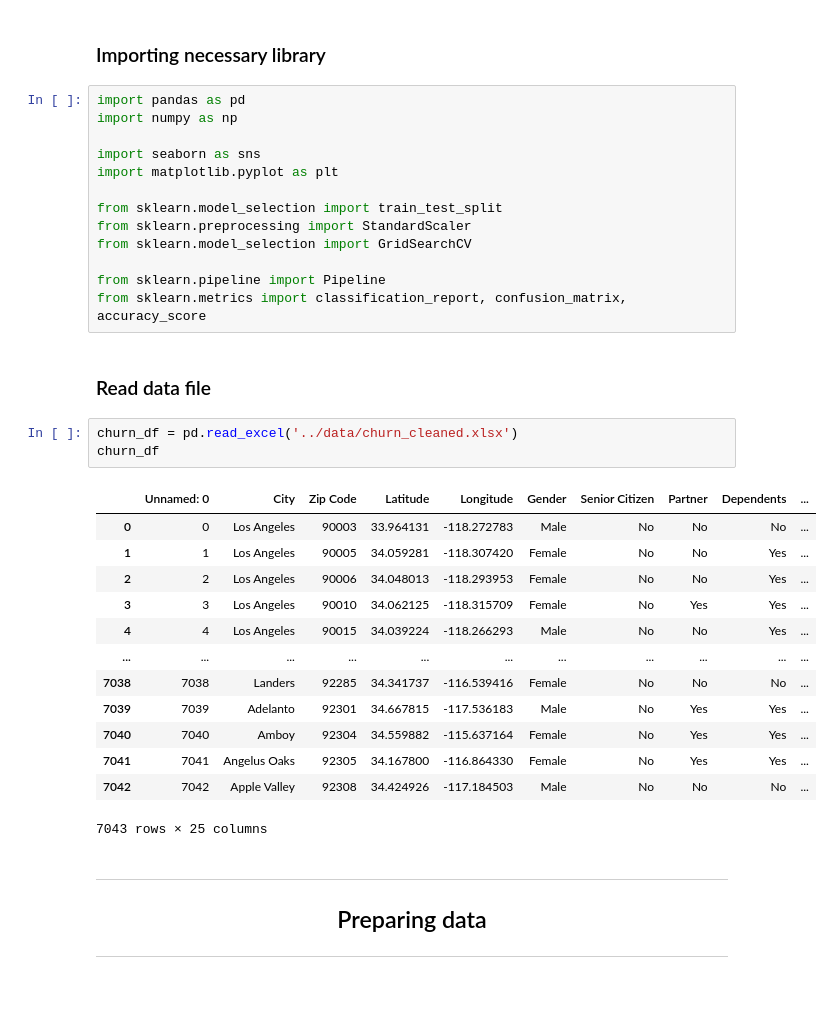
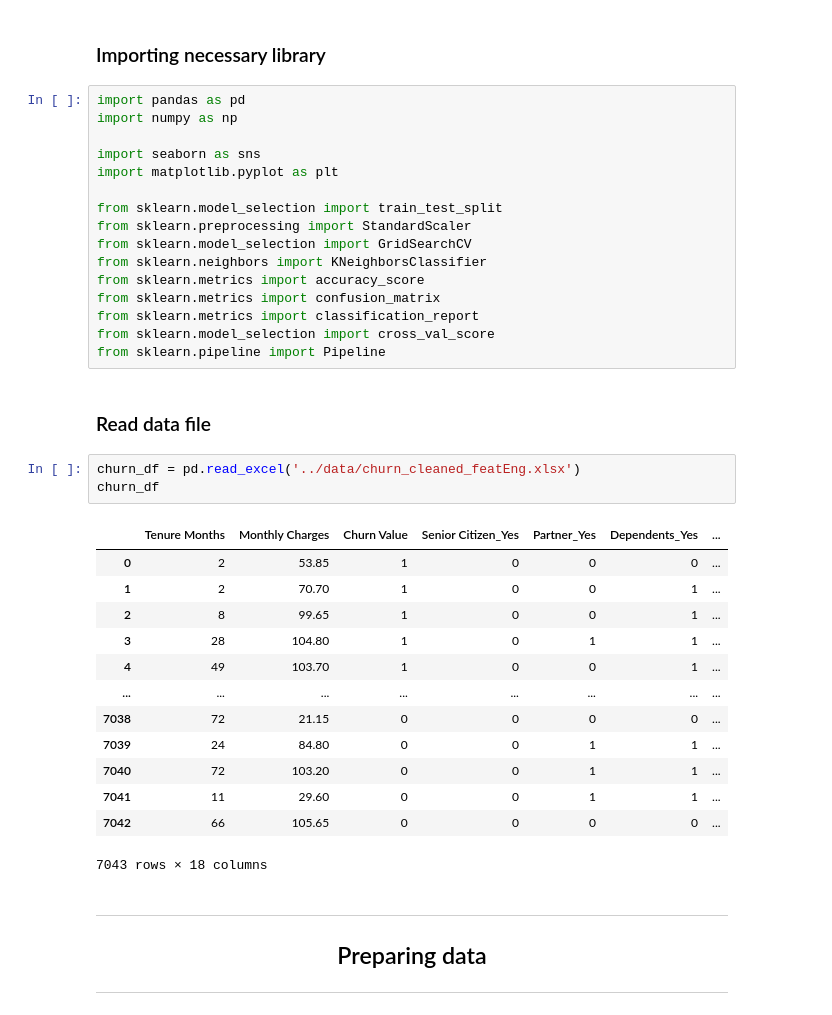
Before and after one commit to ABF-QC/Module2_Project2_team, a Jupyter notebook: notebook/Model2.ipynb, the cells around one changed output. Cells and saved outputs as stored; diff of their text form.

```diff
--- a/notebook/Model2.ipynb
+++ b/notebook/Model2.ipynb
@@ -20,28 +20,31 @@ import matplotlib.pyplot as plt
 from sklearn.model_selection import train_test_split
 from sklearn.preprocessing import StandardScaler
 from sklearn.model_selection import GridSearchCV
-
+from sklearn.neighbors import KNeighborsClassifier
+from sklearn.metrics import accuracy_score
+from sklearn.metrics import confusion_matrix
+from sklearn.metrics import classification_report
+from sklearn.model_selection import cross_val_score
 from sklearn.pipeline import Pipeline
-from sklearn.metrics import classification_report, confusion_matrix, accuracy_score
 # %% [markdown]
 ### Read data file
 # %%
-churn_df = pd.read_excel('../data/churn_cleaned.xlsx')
+churn_df = pd.read_excel('../data/churn_cleaned_featEng.xlsx')
 churn_df
 # %% [output]
-|  | Unnamed: 0 | City | Zip Code | Latitude | Longitude | Gender | Senior Citizen | Partner | Dependents | ... |
-| 0 | 0 | Los Angeles | 90003 | 33.964131 | -118.272783 | Male | No | No | No | ... |
-| 1 | 1 | Los Angeles | 90005 | 34.059281 | -118.307420 | Female | No | No | Yes | ... |
-| 2 | 2 | Los Angeles | 90006 | 34.048013 | -118.293953 | Female | No | No | Yes | ... |
-| 3 | 3 | Los Angeles | 90010 | 34.062125 | -118.315709 | Female | No | Yes | Yes | ... |
-| 4 | 4 | Los Angeles | 90015 | 34.039224 | -118.266293 | Male | No | No | Yes | ... |
-| ... | ... | ... | ... | ... | ... | ... | ... | ... | ... | ... |
-| 7038 | 7038 | Landers | 92285 | 34.341737 | -116.539416 | Female | No | No | No | ... |
-| 7039 | 7039 | Adelanto | 92301 | 34.667815 | -117.536183 | Male | No | Yes | Yes | ... |
-| 7040 | 7040 | Amboy | 92304 | 34.559882 | -115.637164 | Female | No | Yes | Yes | ... |
-| 7041 | 7041 | Angelus Oaks | 92305 | 34.167800 | -116.864330 | Female | No | Yes | Yes | ... |
-| 7042 | 7042 | Apple Valley | 92308 | 34.424926 | -117.184503 | Male | No | No | No | ... |
+|  | Tenure Months | Monthly Charges | Churn Value | Senior Citizen_Yes | Partner_Yes | Dependents_Yes | ... |
+| 0 | 2 | 53.85 | 1 | 0 | 0 | 0 | ... |
+| 1 | 2 | 70.70 | 1 | 0 | 0 | 1 | ... |
+| 2 | 8 | 99.65 | 1 | 0 | 0 | 1 | ... |
+| 3 | 28 | 104.80 | 1 | 0 | 1 | 1 | ... |
+| 4 | 49 | 103.70 | 1 | 0 | 0 | 1 | ... |
+| ... | ... | ... | ... | ... | ... | ... | ... |
+| 7038 | 72 | 21.15 | 0 | 0 | 0 | 0 | ... |
+| 7039 | 24 | 84.80 | 0 | 0 | 1 | 1 | ... |
+| 7040 | 72 | 103.20 | 0 | 0 | 1 | 1 | ... |
+| 7041 | 11 | 29.60 | 0 | 0 | 1 | 1 | ... |
+| 7042 | 66 | 105.65 | 0 | 0 | 0 | 0 | ... |
-7043 rows × 25 columns
+7043 rows × 18 columns
 # %% [markdown]
 ---
 
```
Also changed, not shown: parts of 29 cells of this notebook.
